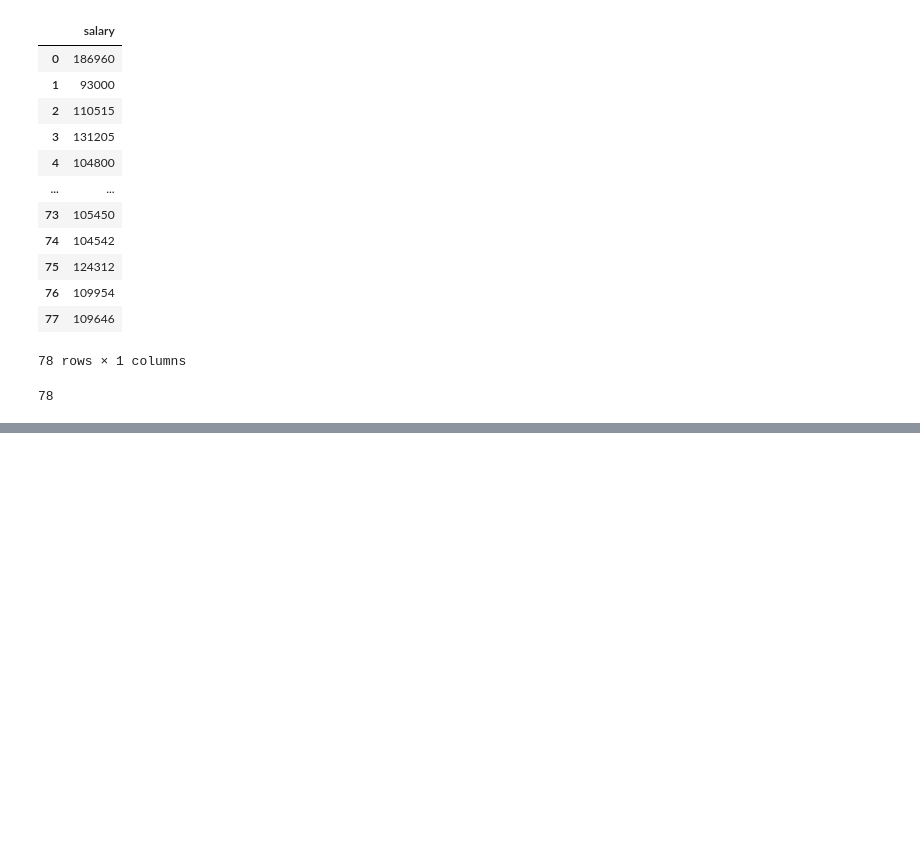
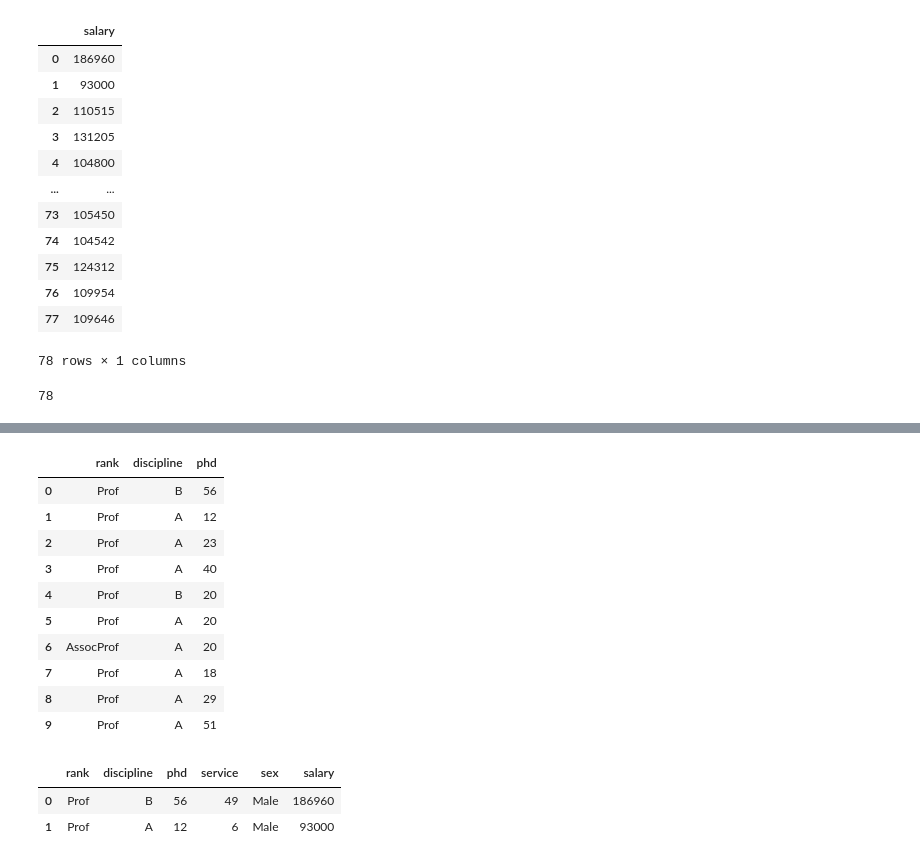
Before and after one commit to jaya3126/Datascience_Python, a Jupyter notebook: Pandas_basis.ipynb, the cells around one changed output, grey strips where cells are left out. Cells and saved outputs as stored; diff of their text form; code cells hidden in the pictures; blank space fills up the shorter version.

```diff
--- a/Pandas_basis.ipynb
+++ b/Pandas_basis.ipynb
@@ -351,0 +429,20 @@ df.phd.count()
+# %%
+df.iloc[0:10,0:3]
+# %% [output]
+|  | rank | discipline | phd |
+| 0 | Prof | B | 56 |
+| 1 | Prof | A | 12 |
+| 2 | Prof | A | 23 |
+| 3 | Prof | A | 40 |
+| 4 | Prof | B | 20 |
+| 5 | Prof | A | 20 |
+| 6 | AssocProf | A | 20 |
+| 7 | Prof | A | 18 |
+| 8 | Prof | A | 29 |
+| 9 | Prof | A | 51 |
+# %%
+df.iloc[0:2,]
+# %% [output]
+|  | rank | discipline | phd | service | sex | salary |
+| 0 | Prof | B | 56 | 49 | Male | 186960 |
+| 1 | Prof | A | 12 | 6 | Male | 93000 |
```
Also changed, not shown: parts of 11 cells of this notebook.
